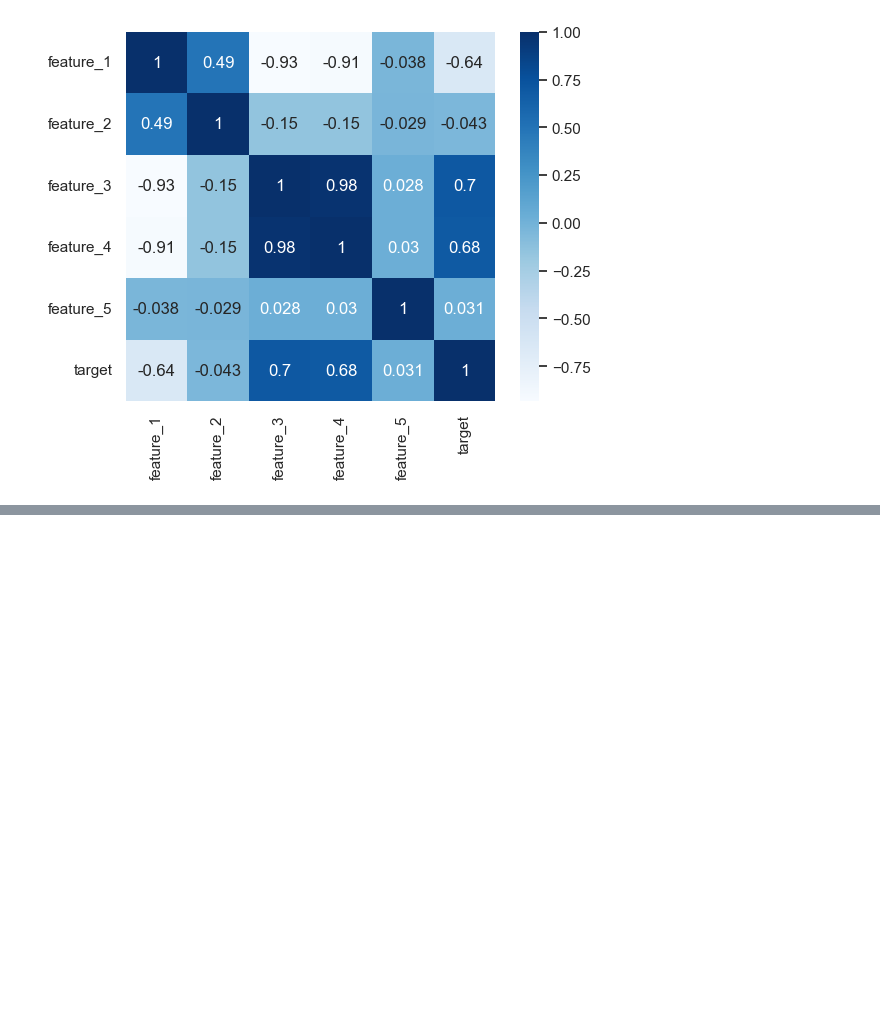
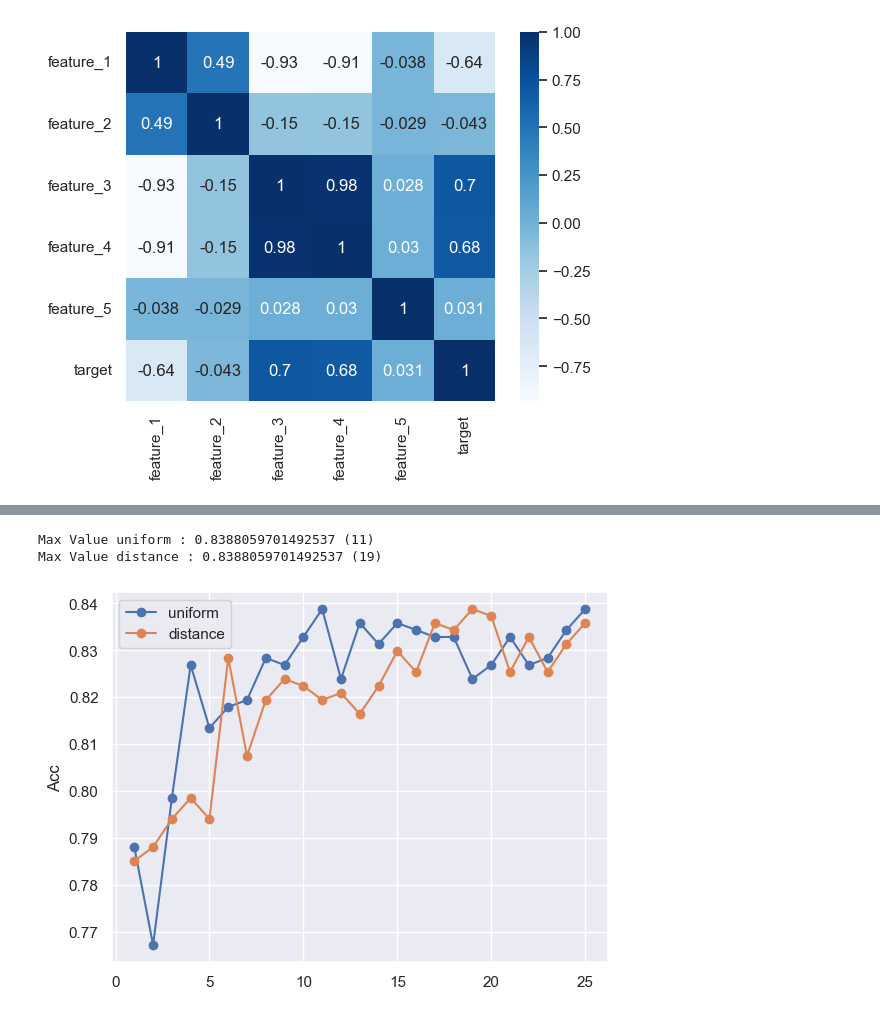
Before and after one commit to viorbe20/ai-machine-learning-systems, a Jupyter notebook: ej5-naive-bayes-knn.ipynb, the cells around one changed output, grey strips where cells are left out. Saved outputs shown, nothing was run; the diff lists cells and outputs as text; code cells hidden in the pictures; blank space fills up the shorter version.

```diff
--- a/ej5-naive-bayes-knn.ipynb
+++ b/ej5-naive-bayes-knn.ipynb
@@ -117,0 +169,48 @@ weighted avg       1.00      1.00      1.00       400
+# %%
+import pandas as pd
+from sklearn import neighbors
+from sklearn.model_selection import KFold
+import matplotlib.pyplot as plt
+from sklearn.metrics import accuracy_score
+import numpy as np
+
+MIN_NEIGHBOR = 1
+MAX_NEIGHBOR = 26
+
+cv = KFold(n_splits=5, shuffle=True)
+train = pd.concat([X_train, y_train], axis=1)
+
+for i, weights in enumerate(['uniform', 'distance']):
+
+    total_scores = []
+
+    for n_neighbors in range(MIN_NEIGHBOR, MAX_NEIGHBOR):
+        fold_accuracy = []
+        knn = neighbors.KNeighborsClassifier(n_neighbors, weights=weights)
+
+        for train_fold, test_fold in cv.split(train):
+            # División train test aleatoria
+            f_train = train.iloc[train_fold]
+            f_test = train.iloc[test_fold]
+
+            # Entrenamiento y ejecución del modelo
+            knn.fit(X=f_train.drop(['target'], axis=1), y=f_train['target'])
+            y_pred = knn.predict(X=f_test.drop(['target'], axis=1))
+
+            # Evaluación del modelo
+            acc = accuracy_score(f_test['target'], y_pred)
+            fold_accuracy.append(acc)
+
+        total_scores.append(sum(fold_accuracy) / len(fold_accuracy))
+
+    plt.plot(range(1, len(total_scores) + 1), total_scores, marker='o', label=weights)
+
+    print('Max Value ' + weights + " : " + str(max(total_scores)) + " (" + str(np.argmax(total_scores) + 1) + ")")
+
+plt.ylabel('Acc')
+plt.legend()
+plt.show()
+# %% [output]
+Max Value uniform : 0.8388059701492537 (11)
+Max Value distance : 0.8388059701492537 (19)
+[figure, added]
```
Also changed, not shown: parts of 14 cells of this notebook.
